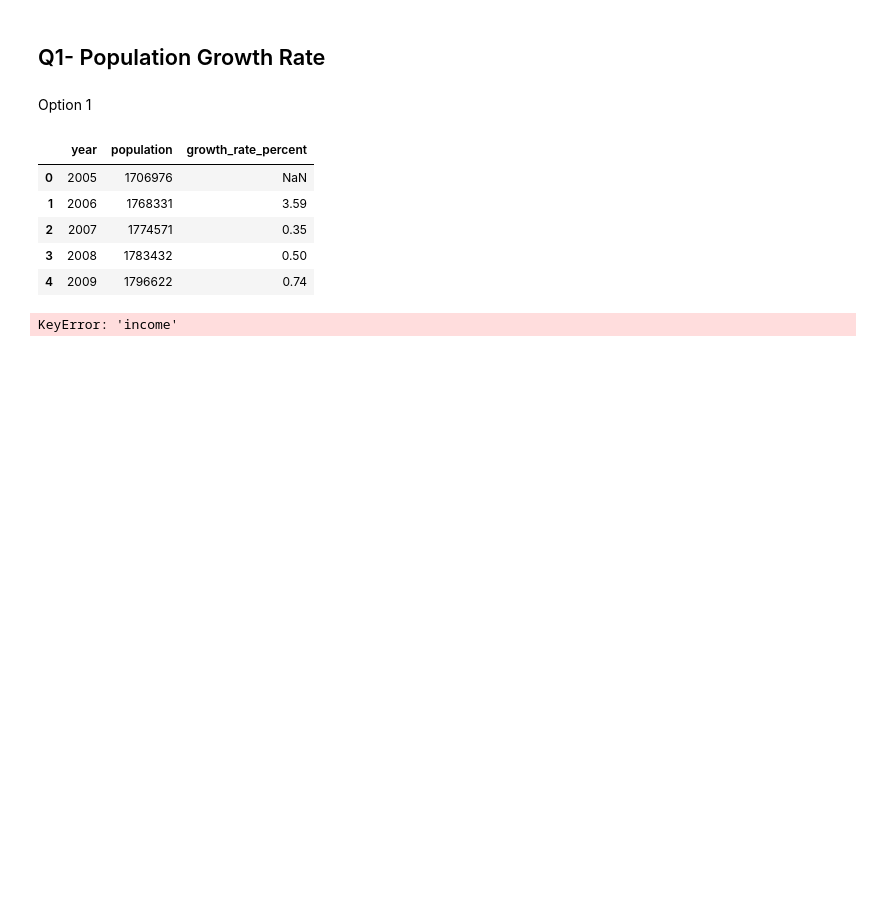
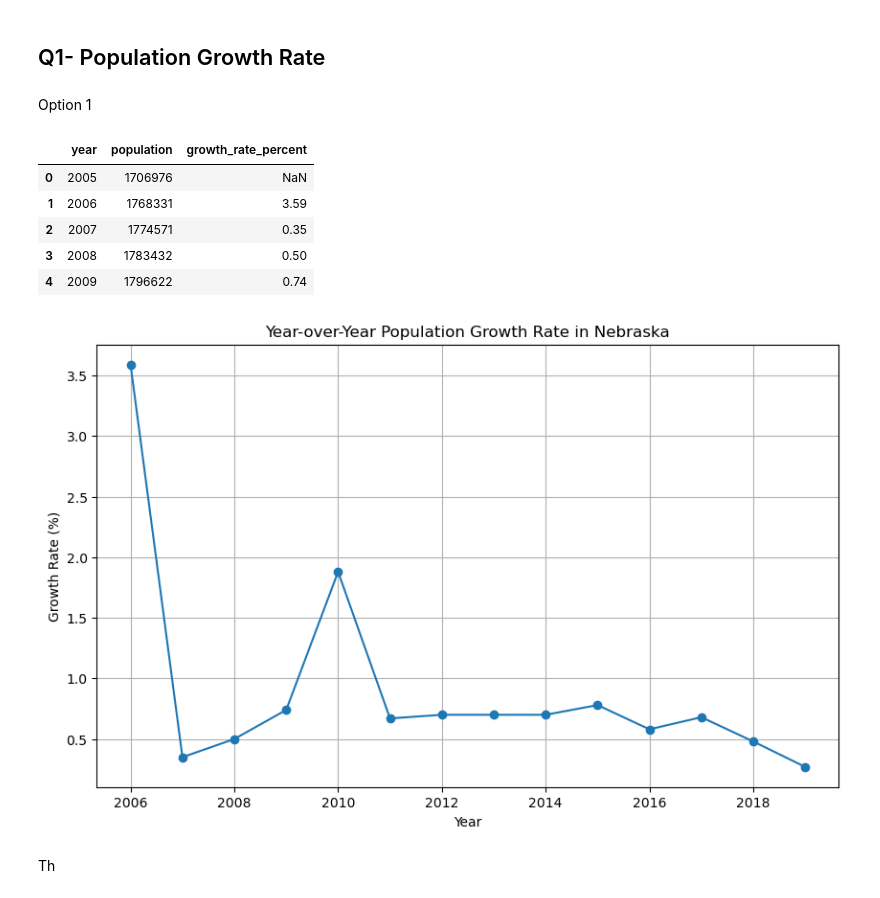
Before and after one commit to porte2ax/IA340-1, a Jupyter notebook: lab6.ipynb, the cells around one changed output. Cells and saved outputs as stored; diff of their text form; code cells hidden in the pictures; blank space fills up the shorter version.

```diff
--- a/lab6.ipynb
+++ b/lab6.ipynb
@@ -70,7 +70,42 @@ ql_df.head()
 | 3 | 2008 | 1783432 | 0.50 |
 | 4 | 2009 | 1796622 | 0.74 |
 # %%
-ql_df.plot(x='year', y='income')
+import pandas as pd
+import matplotlib.pyplot as plt
+import psycopg2
+
+# --- Run query ---
+query = """
+SELECT
+    p.year,
+    p.pop AS population
+FROM
+    population p
+JOIN
+    name n
+    ON p.fips = n.fips
+WHERE
+    n.name = 'Nebraska'
+ORDER BY
+    p.year;
+"""
+df = pd.read_sql_query(query, conn)
+conn.close()
+
+# --- Compute growth rate in Python ---
+df['growth_rate_percent'] = df['population'].pct_change() * 100
+df['growth_rate_percent'] = df['growth_rate_percent'].round(2)
+
+# --- Plot growth rate ---
+plt.figure(figsize=(10, 6))
+plt.plot(df['year'], df['growth_rate_percent'], marker='o')
+plt.title('Year-over-Year Population Growth Rate in Nebraska')
+plt.xlabel('Year')
+plt.ylabel('Growth Rate (%)')
+plt.grid(True)
+plt.show()
 # %% [output]
-KeyError: 'income'
+[figure, added]
+# %% [markdown]
+Th
 # %%
```
Also changed, not shown: parts of 21 cells of this notebook.
